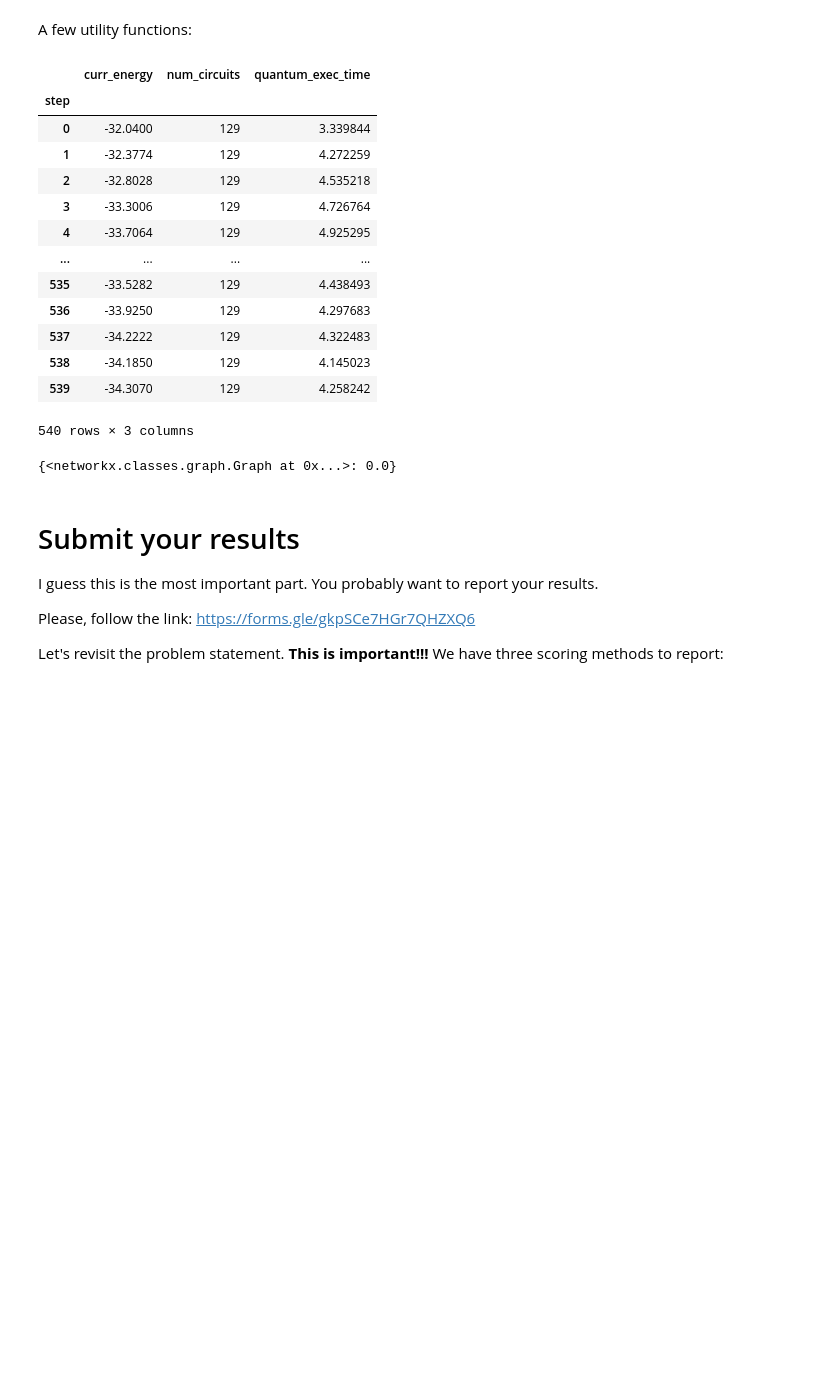
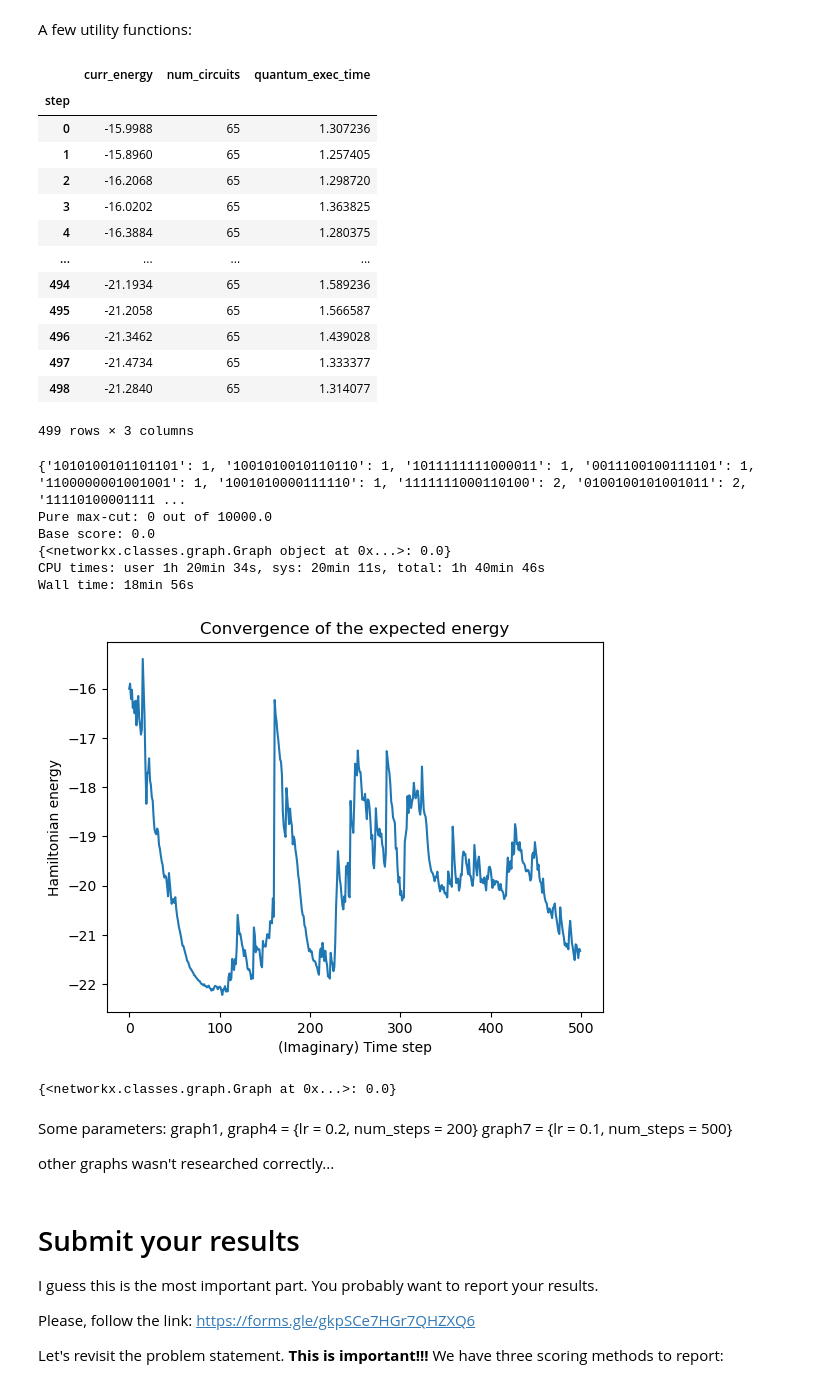
Before and after one commit to robikgrin/ionq_iquhack_2025, a Jupyter notebook: problem_1.ipynb, the cells around one changed output. Saved outputs shown, nothing was run; the diff lists cells and outputs as text; code cells hidden in the pictures; blank space fills up the shorter version.

```diff
--- a/problem_1.ipynb
+++ b/problem_1.ipynb
@@ -736,12 +747,14 @@ def final_score(graph, XS_brut,counts,shots,ansatz,challenge):
 
 
 base_score_graph = {}
+# graphs = [graph1, graph4, graph5, graph6, graph7]
+graphs = [graph7]
 # # Set up your QITEvolver and evolve!
 for graph in graphs:
     ansatz = build_ansatz(graph)
     ham = build_maxcut_hamiltonian(graph)
     qit_evolver = QITEvolver(ham, ansatz)
-    qit_evolver.evolve(num_steps=1000, lr=0.05, verbose=True) # lr was 0.5
+    qit_evolver.evolve(num_steps=500, lr=0.1, verbose=True) # lr was 0.5
 
     # Visualize your results!
     qit_evolver.plot_convergence()
@@ -792,49 +805,62 @@ for graph in graphs:
         # Check if subgraphs are not empty
         if len(subgraph0.nodes) > 0 and len(subgraph1.nodes) > 0:
             cost = 0
             for i in range(n):
                 for j in range(n):
                     cost = cost + w[i, j] * x[i] * (1 - x[j])
             if best_cost_brute < cost:
                 best_cost_brute = cost
                 xbest_brute = x
                 XS_brut = []
             if best_cost_brute == cost:
                 XS_brut.append(bs)
 
             outstr = "case = " + str(x) + " cost = " + str(cost)
 
             if verbose:
                 print(outstr)
     sum_counts = 0
     for bs in counts:
         if bs in XS_brut:
             sum_counts += counts[bs]
 
 
     print(f"Pure max-cut: {sum_counts} out of {shots}")
     print("Base score: " + str(final_score(graph,XS_brut,counts,shots,ansatz,'base')))
     base_score_graph[graph] = final_score(graph,XS_brut,counts,shots,ansatz,'base')
     print(base_score_graph)
 # %% [output]
 |  | curr_energy | num_circuits | quantum_exec_time |
 | step |  |  |  |
-| 0 | -32.0400 | 129 | 3.339844 |
-| 1 | -32.3774 | 129 | 4.272259 |
-| 2 | -32.8028 | 129 | 4.535218 |
-| 3 | -33.3006 | 129 | 4.726764 |
-| 4 | -33.7064 | 129 | 4.925295 |
+| 0 | -15.9988 | 65 | 1.307236 |
+| 1 | -15.8960 | 65 | 1.257405 |
+| 2 | -16.2068 | 65 | 1.298720 |
+| 3 | -16.0202 | 65 | 1.363825 |
+| 4 | -16.3884 | 65 | 1.280375 |
 | ... | ... | ... | ... |
-| 535 | -33.5282 | 129 | 4.438493 |
-| 536 | -33.9250 | 129 | 4.297683 |
-| 537 | -34.2222 | 129 | 4.322483 |
-| 538 | -34.1850 | 129 | 4.145023 |
-| 539 | -34.3070 | 129 | 4.258242 |
+| 494 | -21.1934 | 65 | 1.589236 |
+| 495 | -21.2058 | 65 | 1.566587 |
+| 496 | -21.3462 | 65 | 1.439028 |
+| 497 | -21.4734 | 65 | 1.333377 |
+| 498 | -21.2840 | 65 | 1.314077 |
-540 rows × 3 columns
+499 rows × 3 columns
+{'1010100101101101': 1, '1001010010110110': 1, '1011111111000011': 1, '0011100100111101': 1, '1100000001001001': 1, '1001010000111110': 1, '1111111000110100': 2, '0100100101001011': 2, '11110100001111 ...
+Pure max-cut: 0 out of 10000.0
+Base score: 0.0
+{<networkx.classes.graph.Graph object at 0x...>: 0.0}
+CPU times: user 1h 20min 34s, sys: 20min 11s, total: 1h 40min 46s
+Wall time: 18min 56s
+[figure, added]
 # %%
 base_score_graph
 # %% [output]
 {<networkx.classes.graph.Graph at 0x...>: 0.0}
+# %% [markdown]
+Some parameters:
+graph1, graph4 = {lr = 0.2, num_steps = 200}
+graph7 = {lr = 0.1, num_steps = 500}
+
+other graphs wasn't researched correctly...
 # %% [markdown]
 # Submit your results
 
```
Also changed, not shown: parts of 1 cell of this notebook.
